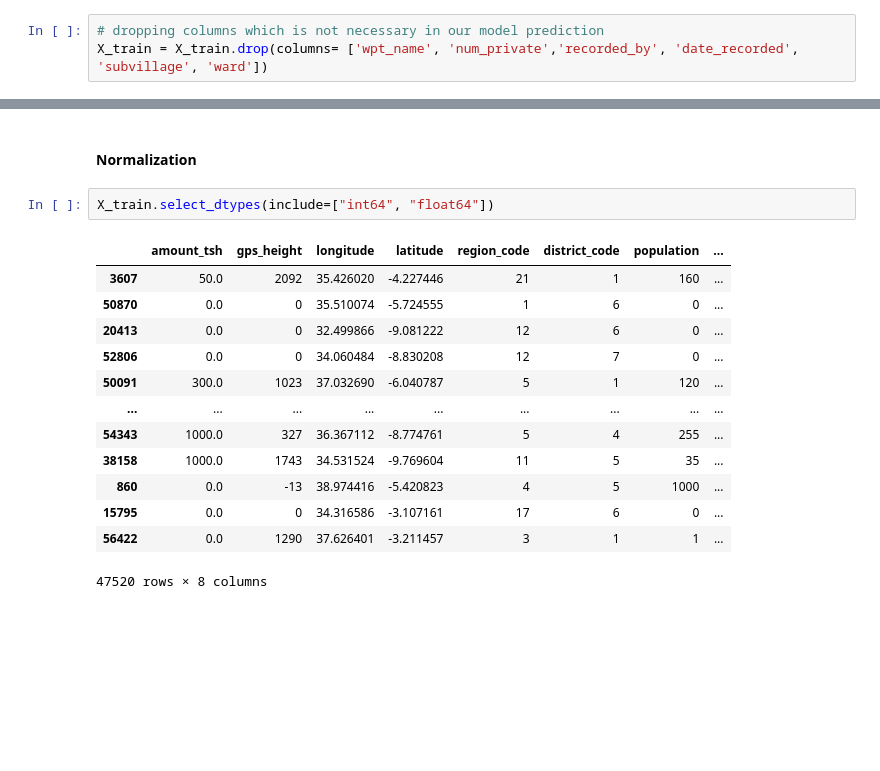
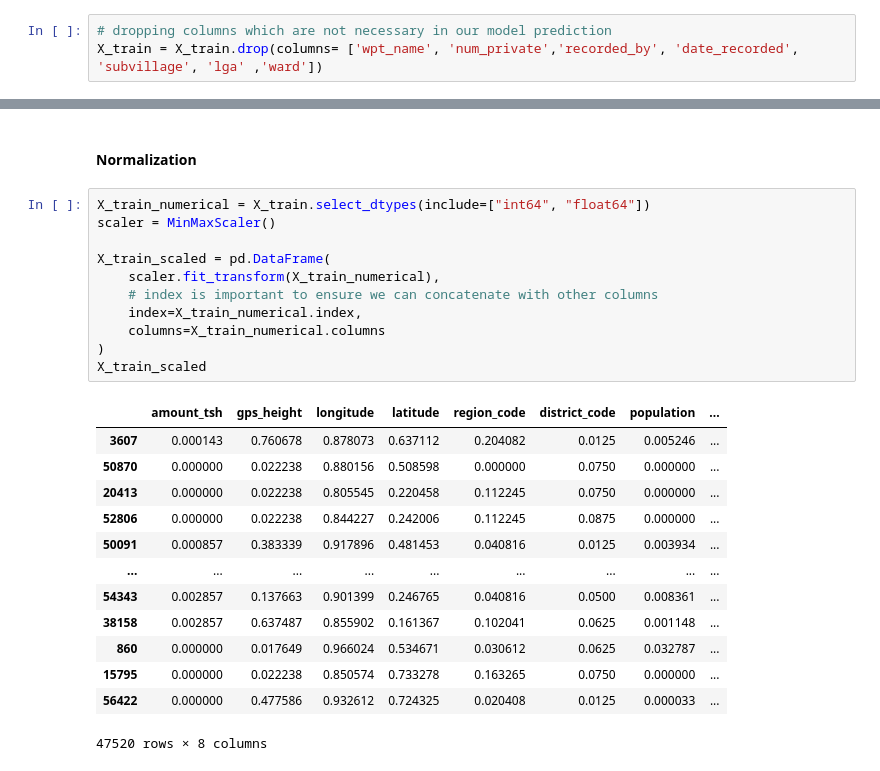
Before and after one commit to ibnudiyat/Project_Phase3, a Jupyter notebook: index.ipynb, the cells around one changed output, grey strips where cells are left out. Saved outputs shown, nothing was run; the diff lists cells and outputs as text; blank space fills up the shorter version.

```diff
--- a/index.ipynb
+++ b/index.ipynb
@@ -314,8 +317,8 @@ Index(['amount_tsh', 'date_recorded', 'funder', 'gps_height', 'installer',
        'source_class', 'waterpoint_type', 'waterpoint_type_group'],
       dtype='object')
 # %%
-# dropping columns which is not necessary in our model prediction
-X_train = X_train.drop(columns= ['wpt_name', 'num_private','recorded_by', 'date_recorded', 'subvillage', 'ward'])
+# dropping columns which are not necessary in our model prediction
+X_train = X_train.drop(columns= ['wpt_name', 'num_private','recorded_by', 'date_recorded', 'subvillage', 'lga' ,'ward'])
 # %%
 X_train.shape
 # %% [output]
@@ -383,18 +388,27 @@ X_train_ohe
 # %% [markdown]
 #### Normalization
-# %%
-X_train.select_dtypes(include=["int64", "float64"])
-# %% [output]
-|  | amount_tsh | gps_height | longitude | latitude | region_code | district_code | population | ... |
-| 3607 | 50.0 | 2092 | 35.426020 | -4.227446 | 21 | 1 | 160 | ... |
-| 50870 | 0.0 | 0 | 35.510074 | -5.724555 | 1 | 6 | 0 | ... |
-| 20413 | 0.0 | 0 | 32.499866 | -9.081222 | 12 | 6 | 0 | ... |
-| 52806 | 0.0 | 0 | 34.060484 | -8.830208 | 12 | 7 | 0 | ... |
-| 50091 | 300.0 | 1023 | 37.032690 | -6.040787 | 5 | 1 | 120 | ... |
-| ... | ... | ... | ... | ... | ... | ... | ... | ... |
-| 54343 | 1000.0 | 327 | 36.367112 | -8.774761 | 5 | 4 | 255 | ... |
-| 38158 | 1000.0 | 1743 | 34.531524 | -9.769604 | 11 | 5 | 35 | ... |
-| 860 | 0.0 | -13 | 38.974416 | -5.420823 | 4 | 5 | 1000 | ... |
-| 15795 | 0.0 | 0 | 34.316586 | -3.107161 | 17 | 6 | 0 | ... |
-| 56422 | 0.0 | 1290 | 37.626401 | -3.211457 | 3 | 1 | 1 | ... |
-47520 rows × 8 columns
+# %%
+X_train_numerical = X_train.select_dtypes(include=["int64", "float64"])
+scaler = MinMaxScaler()
+
+X_train_scaled = pd.DataFrame(
+    scaler.fit_transform(X_train_numerical),
+    # index is important to ensure we can concatenate with other columns
+    index=X_train_numerical.index,
+    columns=X_train_numerical.columns
+)
+X_train_scaled
+# %% [output]
+|  | amount_tsh | gps_height | longitude | latitude | region_code | district_code | population | ... |
+| 3607 | 0.000143 | 0.760678 | 0.878073 | 0.637112 | 0.204082 | 0.0125 | 0.005246 | ... |
+| 50870 | 0.000000 | 0.022238 | 0.880156 | 0.508598 | 0.000000 | 0.0750 | 0.000000 | ... |
+| 20413 | 0.000000 | 0.022238 | 0.805545 | 0.220458 | 0.112245 | 0.0750 | 0.000000 | ... |
+| 52806 | 0.000000 | 0.022238 | 0.844227 | 0.242006 | 0.112245 | 0.0875 | 0.000000 | ... |
+| 50091 | 0.000857 | 0.383339 | 0.917896 | 0.481453 | 0.040816 | 0.0125 | 0.003934 | ... |
+| ... | ... | ... | ... | ... | ... | ... | ... | ... |
+| 54343 | 0.002857 | 0.137663 | 0.901399 | 0.246765 | 0.040816 | 0.0500 | 0.008361 | ... |
+| 38158 | 0.002857 | 0.637487 | 0.855902 | 0.161367 | 0.102041 | 0.0625 | 0.001148 | ... |
+| 860 | 0.000000 | 0.017649 | 0.966024 | 0.534671 | 0.030612 | 0.0625 | 0.032787 | ... |
+| 15795 | 0.000000 | 0.022238 | 0.850574 | 0.733278 | 0.163265 | 0.0750 | 0.000000 | ... |
+| 56422 | 0.000000 | 0.477586 | 0.932612 | 0.724325 | 0.020408 | 0.0125 | 0.000033 | ... |
+47520 rows × 8 columns
```
Also changed, not shown: parts of 15 cells of this notebook.
